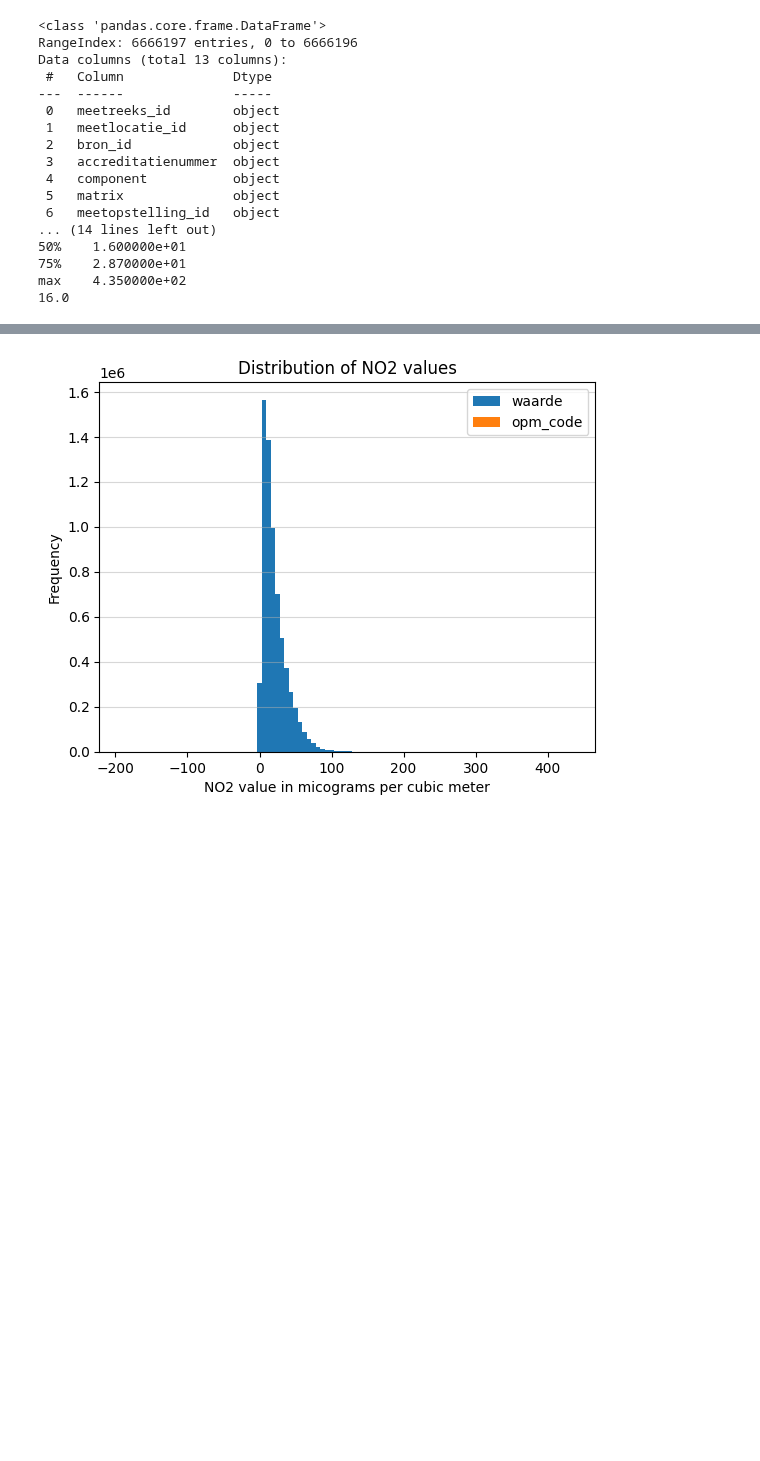
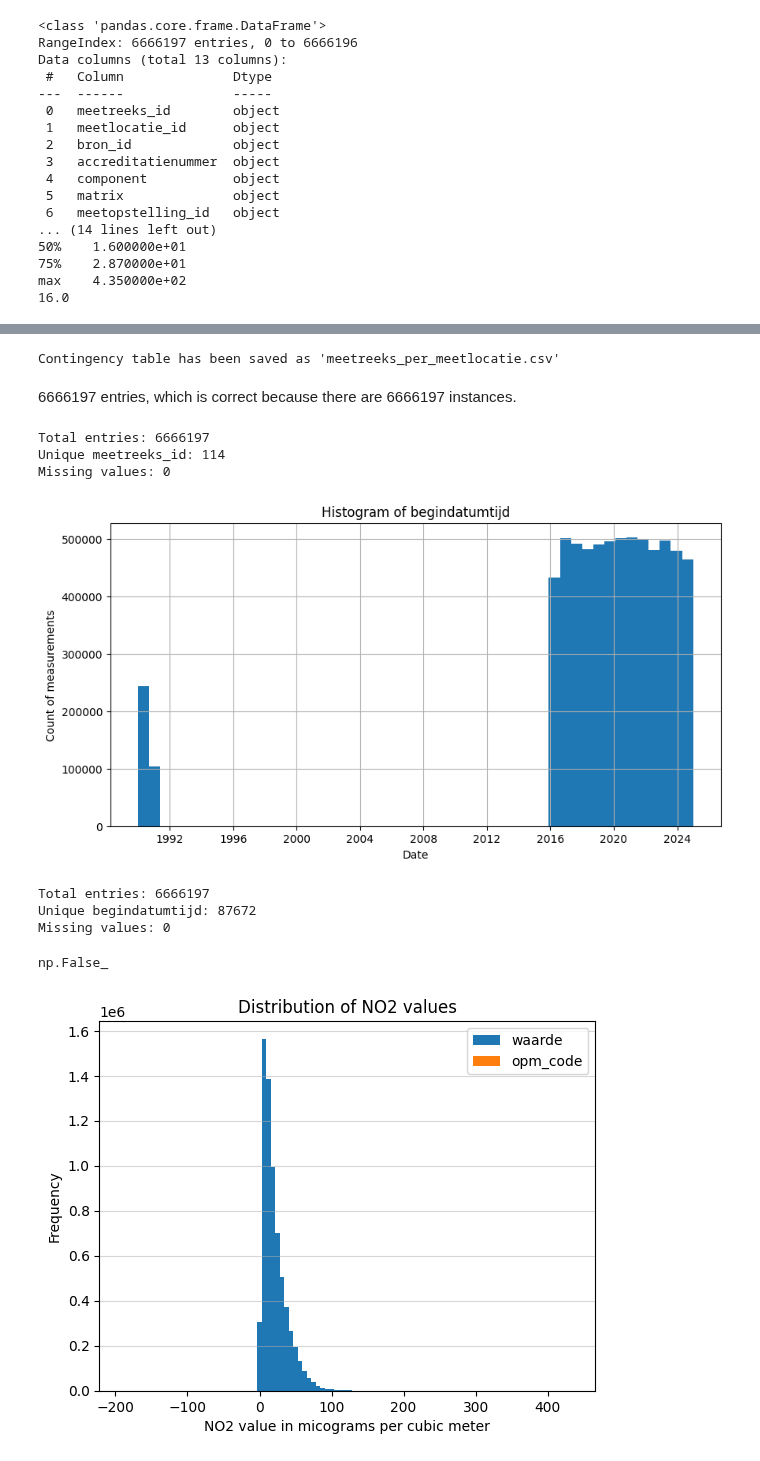
Before and after one commit to R-Zaid/DSS-project, a Jupyter notebook: main/Prediction/NO2_dataset.ipynb, the cells around one changed output, grey strips where cells are left out. Cells and saved outputs as stored; diff of their text form; code cells hidden in the pictures; blank space fills up the shorter version.

```diff
--- a/main/Prediction/NO2_dataset.ipynb
+++ b/main/Prediction/NO2_dataset.ipynb
@@ -264,3 +279,50 @@ max    4.350000e+02
+# %%
+#how many series (meetreeks_id) per location
+contingency_table = pd.crosstab(
+    index=main_df['meetlocatie_id'],
+    columns=main_df['meetreeks_id']
+)
+
+# Save to CSV file
+contingency_table.to_csv('meetreeks_per_meetlocatie.csv', index=True)
+print("Contingency table has been saved as 'meetreeks_per_meetlocatie.csv'")
+# %% [output]
+Contingency table has been saved as 'meetreeks_per_meetlocatie.csv'
+# %% [markdown]
+6666197 entries, which is correct because there are 6666197 instances.
+# %%
+print("Total entries:", len(main_df['meetreeks_id']))
+print("Unique meetreeks_id:", main_df['meetreeks_id'].nunique())
+print("Missing values:", main_df['meetreeks_id'].isna().sum())
+# %% [output]
+Total entries: 6666197
+Unique meetreeks_id: 114
+Missing values: 0
+# %%
+import pandas as pd
+import matplotlib.pyplot as plt
+main_df['begindatumtijd'] = pd.to_datetime(main_df['begindatumtijd'], errors='coerce')
+main_df['begindatumtijd'].diff().describe()
+plt.figure(figsize=(10,5))
+main_df['begindatumtijd'].hist(bins=50)
+plt.title('Histogram of begindatumtijd')
+plt.xlabel('Date')
+plt.ylabel('Count of measurements')
+plt.show()
+# %% [output]
+[figure, added]
+# %%
+print("Total entries:", len(main_df['begindatumtijd']))
+print("Unique begindatumtijd:", main_df['begindatumtijd'].nunique())
+print("Missing values:", main_df['begindatumtijd'].isna().sum())
+# %% [output]
+Total entries: 6666197
+Unique begindatumtijd: 87672
+Missing values: 0
+# %%
+main_df.duplicated(subset=['begindatumtijd', 'meetreeks_id']).any()
+# %% [output]
+np.False_
 # %%
 import pandas as pd
 import numpy as np
```
Also changed, not shown: parts of 9 cells of this notebook, 2 other files.
